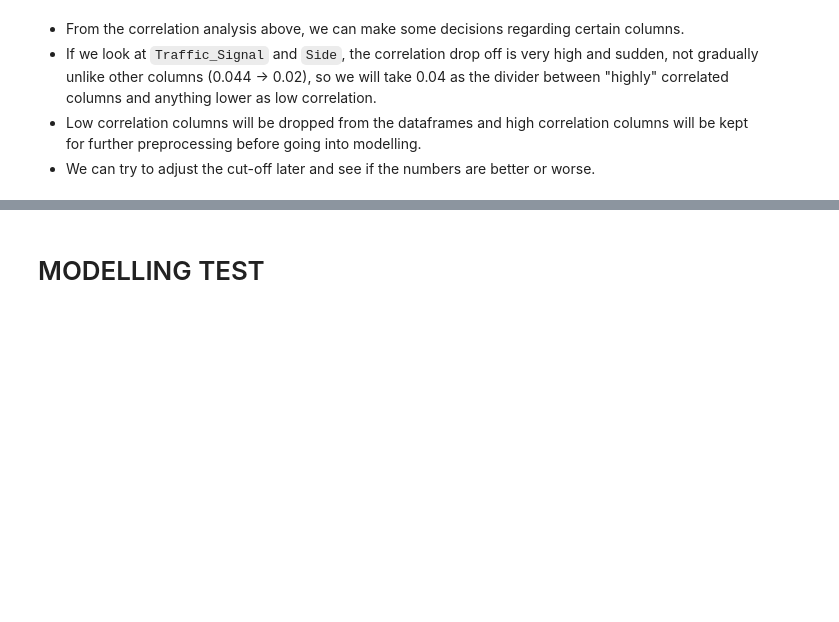
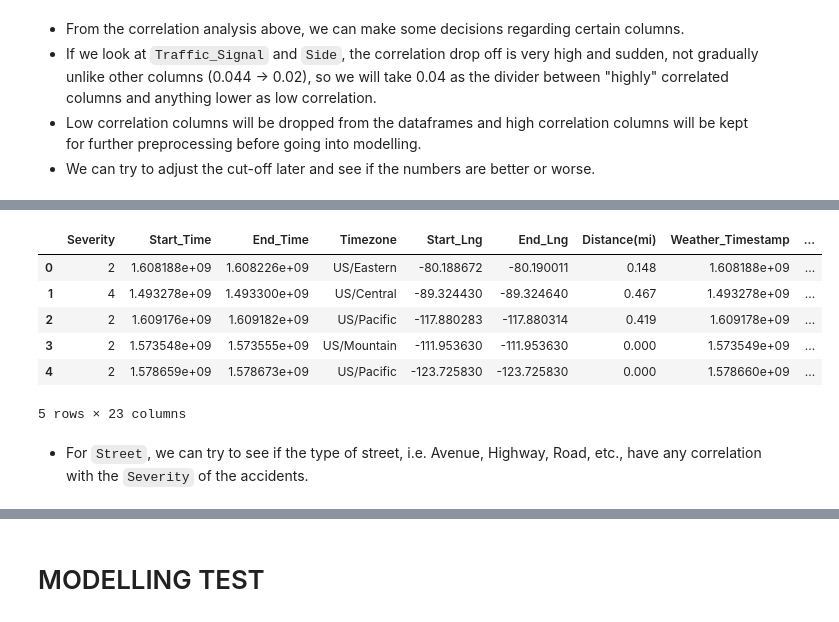
Before and after one commit to s3818311/PDS, a Jupyter notebook: main.ipynb, the cells around one changed output, grey strips where cells are left out. Drawn from its saved outputs; the diff is of its cells as text; code cells hidden in the pictures; blank space fills up the shorter version.

```diff
--- a/main.ipynb
+++ b/main.ipynb
@@ -2066,0 +1958,5 @@ test_df.head(3)
+# %%
+# reset the temporary dataframe to the cleaned dataframe but just with high correlation columns now
+feat_train = train_df[np.append(["Severity"], high_corrs)]
+feat_val = val_df[np.append(["Severity"], high_corrs)]
+feat_test = test_df[high_corrs]
@@ -2066,0 +1980,8 @@ test_df.head(3)
+# %%
+# frequency encoding for high unique value count columns
+freq_cols = ['Zipcode', 'State', 'Weather_Condition', 'County', 'City', 'Airport_Code']
+
+for col in freq_cols:
+    for df in [feat_train, feat_val, feat_test]:
+        freq = df.groupby(col).size() / len(df)
+        df[f"{col}_freq"] = df[col].apply(lambda x : freq[x])
@@ -2066,0 +2000,13 @@ test_df.head(3)
+# %%
+# quick sanity check before moving on
+feat_train.head(5)
+# %% [output]
+|  | Severity | Start_Time | End_Time | Timezone | Start_Lng | End_Lng | Distance(mi) | Weather_Timestamp | ... |
+| 0 | 2 | 1.608188e+09 | 1.608226e+09 | US/Eastern | -80.188672 | -80.190011 | 0.148 | 1.608188e+09 | ... |
+| 1 | 4 | 1.493278e+09 | 1.493300e+09 | US/Central | -89.324430 | -89.324640 | 0.467 | 1.493278e+09 | ... |
+| 2 | 2 | 1.609176e+09 | 1.609182e+09 | US/Pacific | -117.880283 | -117.880314 | 0.419 | 1.609178e+09 | ... |
+| 3 | 2 | 1.573548e+09 | 1.573555e+09 | US/Mountain | -111.953630 | -111.953630 | 0.000 | 1.573549e+09 | ... |
+| 4 | 2 | 1.578659e+09 | 1.578673e+09 | US/Pacific | -123.725830 | -123.725830 | 0.000 | 1.578660e+09 | ... |
+5 rows × 23 columns
+# %% [markdown]
+* For `Street`, we can try to see if the type of street, i.e. Avenue, Highway, Road, etc., have any correlation with the `Severity` of the accidents.
```
Also changed, not shown: parts of 83 cells of this notebook, 1 other file.
